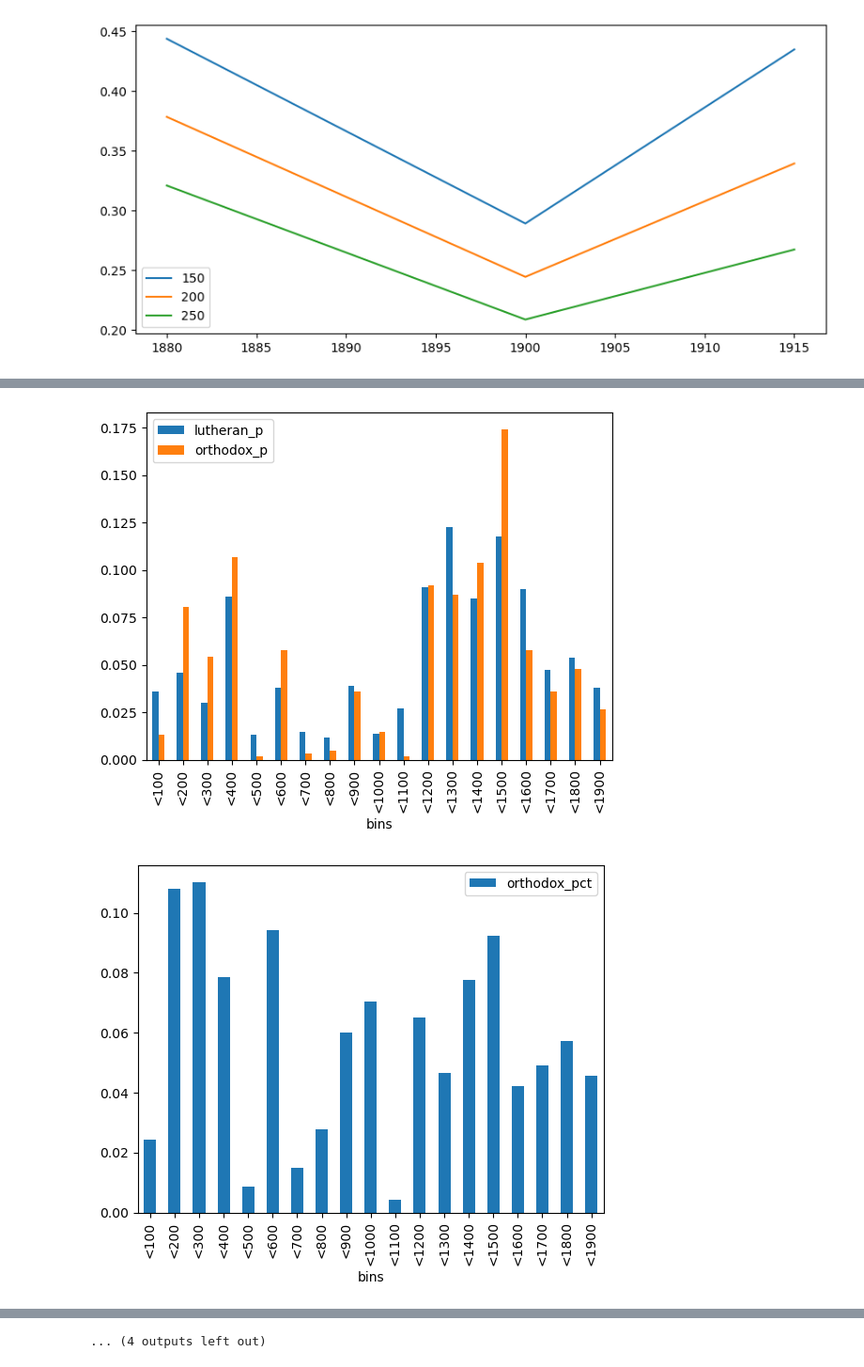
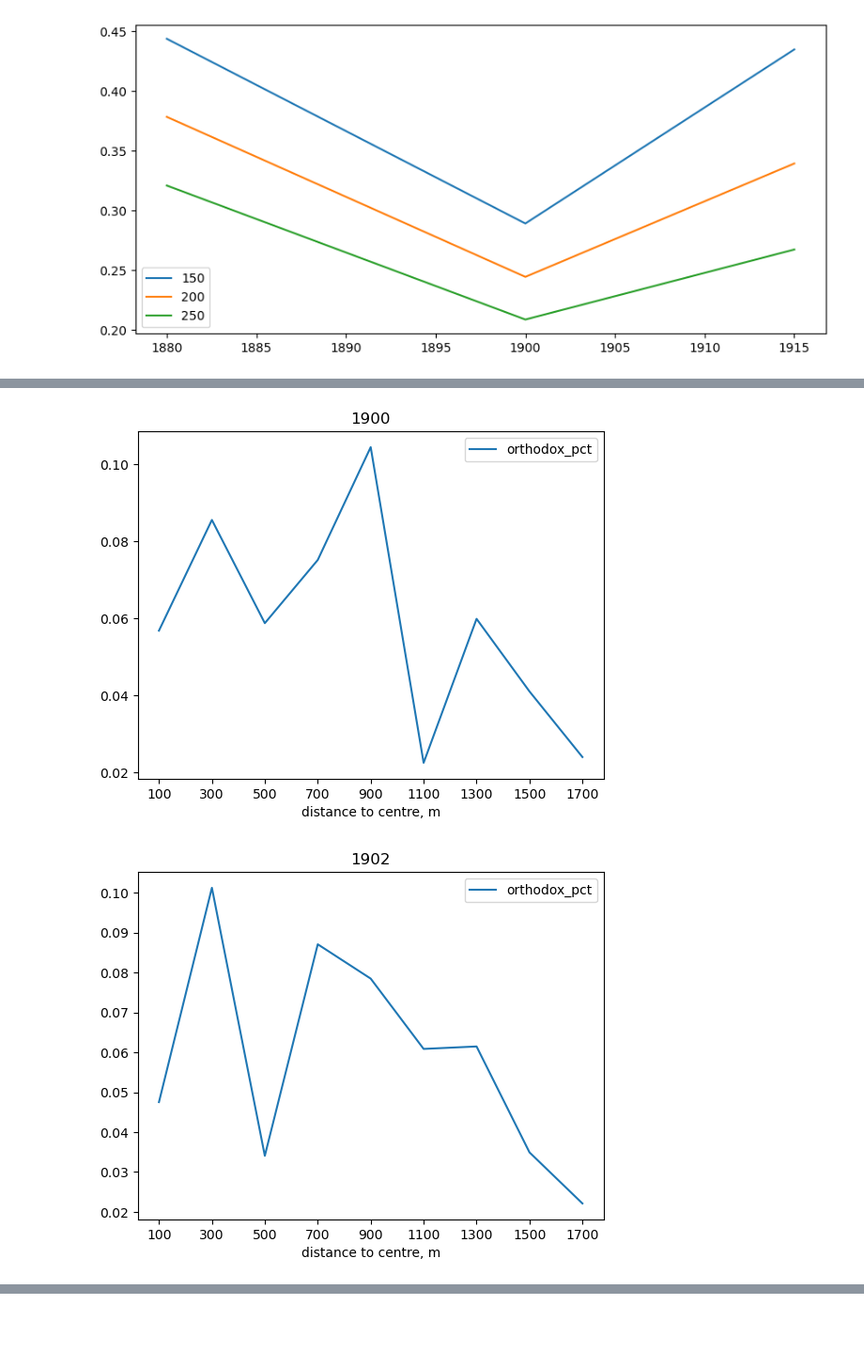
Before and after one commit to AnttiHaerkoenen/spatial_segregation, a Jupyter notebook: notebooks/segregation_change_1880-1915.ipynb, the cells around one changed output, grey strips where cells are left out. Shown at 94% size. Saved outputs shown, nothing was run; the diff lists cells and outputs as text; code cells hidden in the pictures; blank space fills up the shorter version.

```diff
--- a/notebooks/segregation_change_1880-1915.ipynb
+++ b/notebooks/segregation_change_1880-1915.ipynb
@@ -739,7 +757,8 @@ valli_results.plot(figsize=FIG_SIZE)
 # %%
 # Distance to center
 results_dict = {}
-bins = np.arange(0, 2000, 100)
+step = 200
+bins = np.arange(0, 2000, step)
 
 for year in YEARS:
     s_ = []
@@ -758,12 +777,24 @@ for year in YEARS:
         page_location_data.dropna(axis=0, inplace=True)
 
         page_location_data['distance_center'] = page_location_data.distance(CENTER)
-        page_location_data['bins'] = pd.cut(page_location_data.distance_center, bins=bins, labels=[f'<{bin}' for bin in bins[1:]])
+        page_location_data['bins'] = pd.cut(
+            page_location_data.distance_center,
+            bins=bins,
+            labels=[f'{bin - step/2 :.0f}' for bin in bins[1:]],
+            )
         summed = page_location_data.groupby('bins').sum()
         summed['lutheran_p'] = summed.lutheran / summed.lutheran.sum()
         summed['orthodox_p'] = summed.orthodox / summed.orthodox.sum()
         summed['orthodox_pct'] = summed.orthodox / summed.total
-        summed.plot(y=['lutheran_p', 'orthodox_p'], kind='bar')
-        summed.plot(y='orthodox_pct', kind='bar')
+        summed.plot(
+            y=[
+            # 'lutheran_p',
+            # 'orthodox_p',
+            'orthodox_pct',
+            ],
+            kind='line',
+            title=year,
+            xlabel='distance to centre, m',
+        )
         plt.show()
 # %% [output]
@@ -774,2 +805,2 @@ for year in YEARS:
-[figure, old version]
+[figure, new version]
-[figure, old version]
+[figure, new version]
@@ -782 +808,0 @@ for year in YEARS:
-... (4 outputs left out)
```
Also changed, not shown: parts of 11 cells of this notebook, 4 other files.
